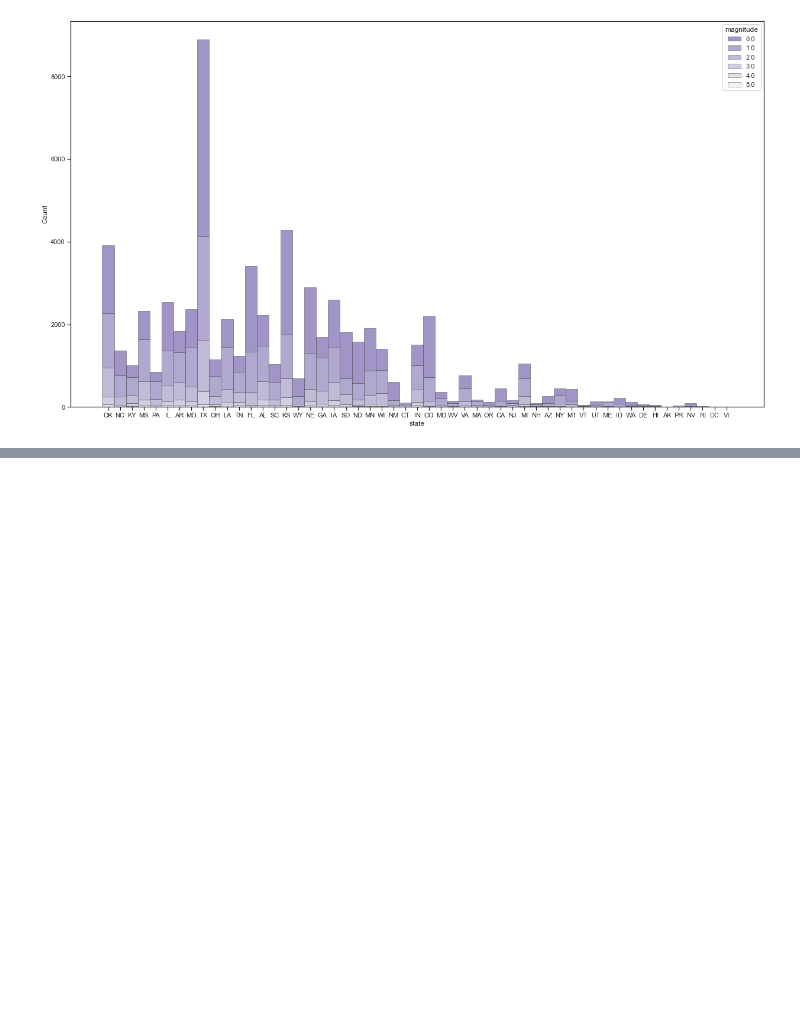
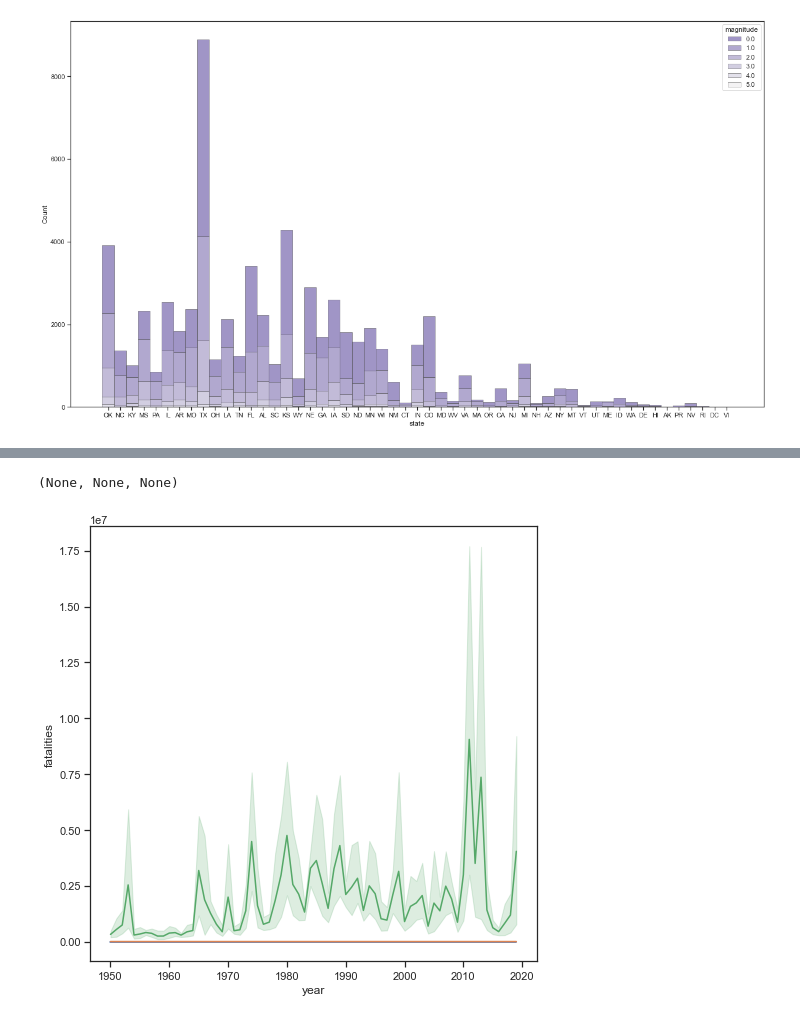
Before and after one commit to Kanustu/LHL_midterm_project, a Jupyter notebook: notebooks/3_eda.ipynb, the cells around one changed output, grey strips where cells are left out. Saved outputs shown, nothing was run; the diff lists cells and outputs as text; code cells hidden in the pictures; blank space fills up the shorter version.

```diff
--- a/notebooks/3_eda.ipynb
+++ b/notebooks/3_eda.ipynb
@@ -171,0 +177,7 @@ sns.histplot(
+# %%
+fig_size(8,8)
+
+lineplot(clean_df, 'year', 'fatalities'),
+# %% [output]
+(None, None, None)
+[figure, added]
```
Also changed, not shown: parts of 2 cells of this notebook.
